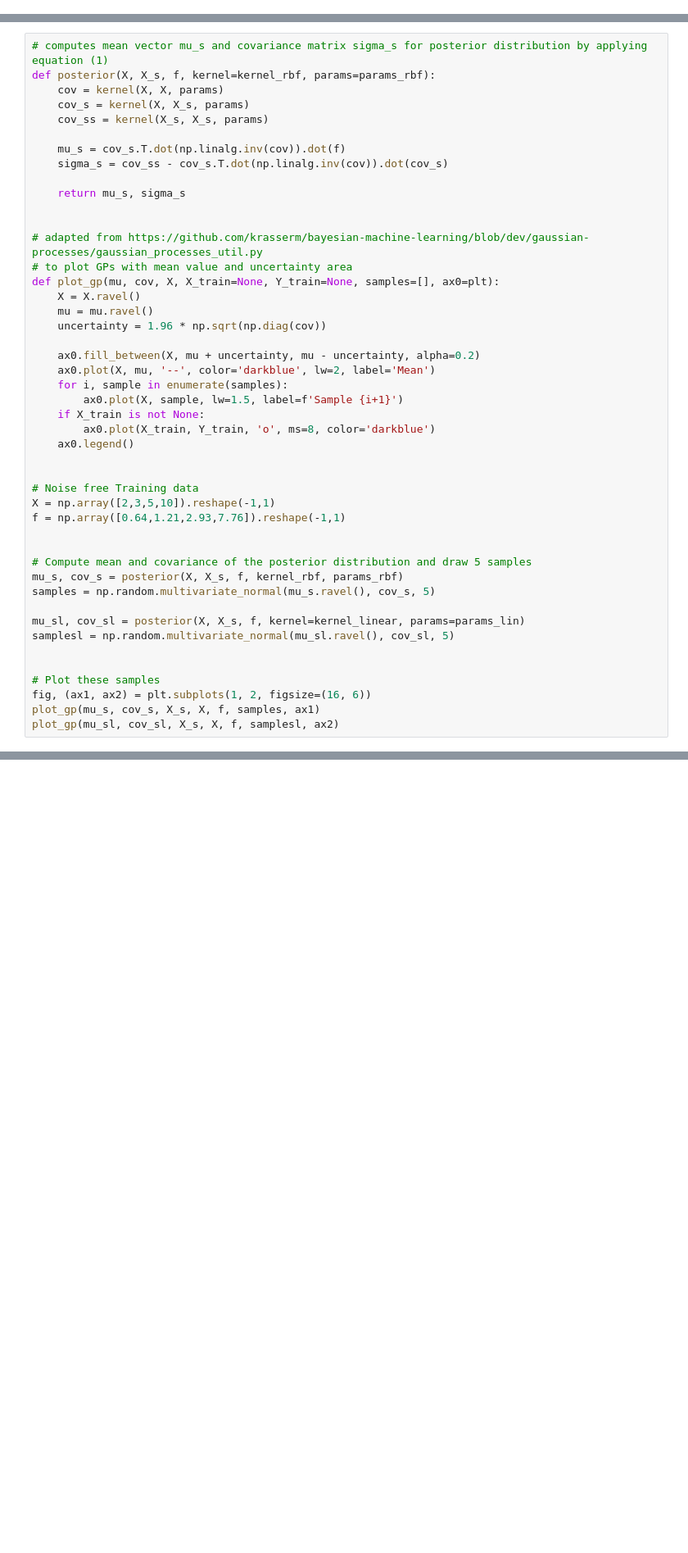
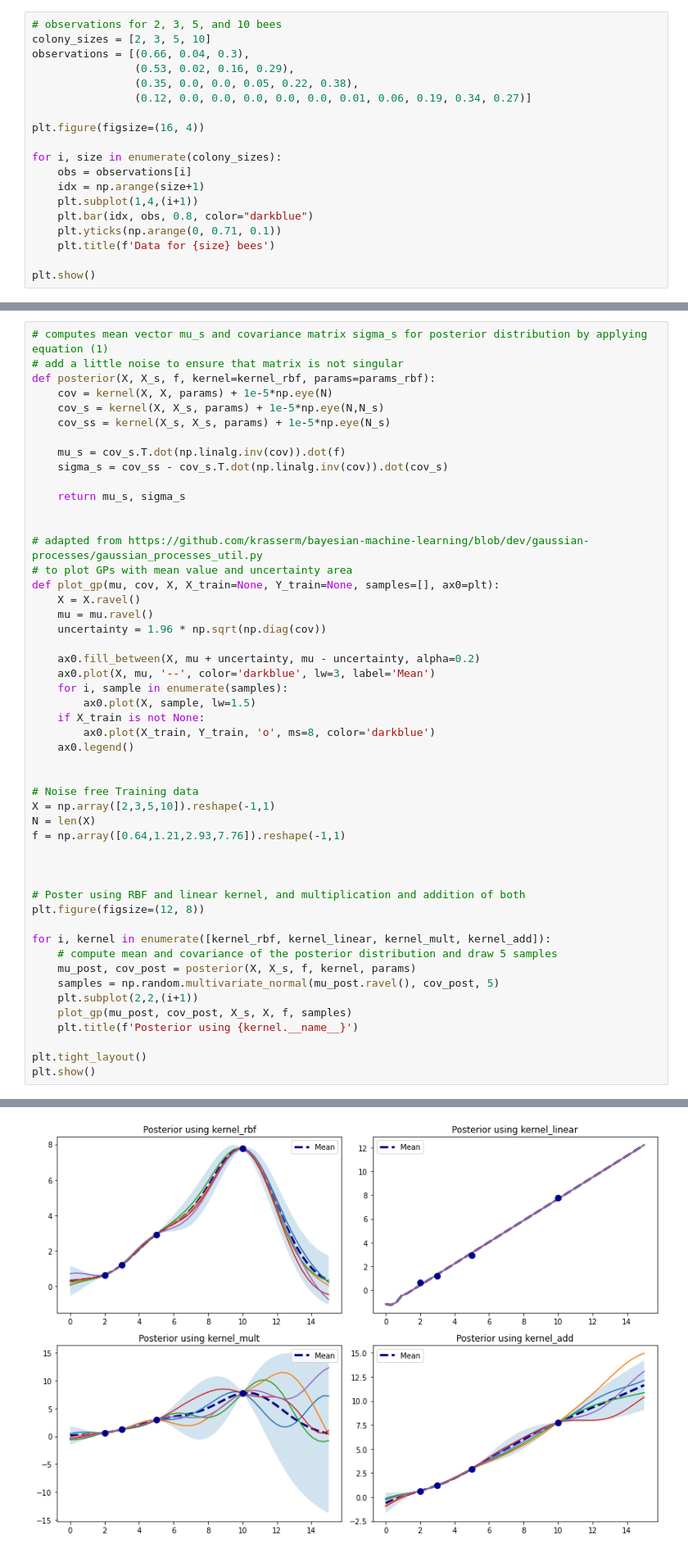
Before and after one commit to juliakln/MasterThesis, a Jupyter notebook: gpr/GaussianProcessRegression.ipynb, the cells around one changed output, grey strips where cells are left out. Shown at 82% size. Drawn from its saved outputs; the diff is of its cells as text; blank space fills up the shorter version.

```diff
--- a/gpr/GaussianProcessRegression.ipynb
+++ b/gpr/GaussianProcessRegression.ipynb
@@ -127,0 +151,19 @@ Note that the variance is zero in a noise-free model, and that all functions go
+# %%
+# observations for 2, 3, 5, and 10 bees
+colony_sizes = [2, 3, 5, 10]
+observations = [(0.66, 0.04, 0.3),
+                (0.53, 0.02, 0.16, 0.29),
+                (0.35, 0.0, 0.0, 0.05, 0.22, 0.38),
+                (0.12, 0.0, 0.0, 0.0, 0.0, 0.0, 0.01, 0.06, 0.19, 0.34, 0.27)]
+
+plt.figure(figsize=(16, 4))
+
+for i, size in enumerate(colony_sizes):
+    obs = observations[i]
+    idx = np.arange(size+1)
+    plt.subplot(1,4,(i+1))
+    plt.bar(idx, obs, 0.8, color="darkblue")
+    plt.yticks(np.arange(0, 0.71, 0.1))
+    plt.title(f'Data for {size} bees')
+
+plt.show()
@@ -128,9 +178,10 @@ Note that the variance is zero in a noise-free model, and that all functions go
 # %%
 # computes mean vector mu_s and covariance matrix sigma_s for posterior distribution by applying equation (1)
+# add a little noise to ensure that matrix is not singular
 def posterior(X, X_s, f, kernel=kernel_rbf, params=params_rbf):
-    cov = kernel(X, X, params)
-    cov_s = kernel(X, X_s, params)
-    cov_ss = kernel(X_s, X_s, params)
+    cov = kernel(X, X, params) + 1e-5*np.eye(N)
+    cov_s = kernel(X, X_s, params) + 1e-5*np.eye(N,N_s)
+    cov_ss = kernel(X_s, X_s, params) + 1e-5*np.eye(N_s)
 
     mu_s = cov_s.T.dot(np.linalg.inv(cov)).dot(f)
     sigma_s = cov_ss - cov_s.T.dot(np.linalg.inv(cov)).dot(cov_s)
@@ -146,9 +197,9 @@ def plot_gp(mu, cov, X, X_train=None, Y_train=None, samples=[], ax0=plt):
     uncertainty = 1.96 * np.sqrt(np.diag(cov))
 
     ax0.fill_between(X, mu + uncertainty, mu - uncertainty, alpha=0.2)
-    ax0.plot(X, mu, '--', color='darkblue', lw=2, label='Mean')
+    ax0.plot(X, mu, '--', color='darkblue', lw=3, label='Mean')
     for i, sample in enumerate(samples):
-        ax0.plot(X, sample, lw=1.5, label=f'Sample {i+1}')
+        ax0.plot(X, sample, lw=1.5)
     if X_train is not None:
         ax0.plot(X_train, Y_train, 'o', ms=8, color='darkblue')
     ax0.legend()
@@ -156,19 +207,22 @@ def plot_gp(mu, cov, X, X_train=None, Y_train=None, samples=[], ax0=plt):
 
 # Noise free Training data
 X = np.array([2,3,5,10]).reshape(-1,1)
+N = len(X)
 f = np.array([0.64,1.21,2.93,7.76]).reshape(-1,1)
 
 
-# Compute mean and covariance of the posterior distribution and draw 5 samples
-mu_s, cov_s = posterior(X, X_s, f, kernel_rbf, params_rbf)
-samples = np.random.multivariate_normal(mu_s.ravel(), cov_s, 5)
 
-mu_sl, cov_sl = posterior(X, X_s, f, kernel=kernel_linear, params=params_lin)
-samplesl = np.random.multivariate_normal(mu_sl.ravel(), cov_sl, 5)
+# Poster using RBF and linear kernel, and multiplication and addition of both
+plt.figure(figsize=(12, 8))
 
+for i, kernel in enumerate([kernel_rbf, kernel_linear, kernel_mult, kernel_add]):
+    # compute mean and covariance of the posterior distribution and draw 5 samples
+    mu_post, cov_post = posterior(X, X_s, f, kernel, params)
+    samples = np.random.multivariate_normal(mu_post.ravel(), cov_post, 5)
+    plt.subplot(2,2,(i+1))
+    plot_gp(mu_post, cov_post, X_s, X, f, samples)
+    plt.title(f'Posterior using {kernel.__name__}')
 
-# Plot these samples
-fig, (ax1, ax2) = plt.subplots(1, 2, figsize=(16, 6))
-plot_gp(mu_s, cov_s, X_s, X, f, samples, ax1)
-plot_gp(mu_sl, cov_sl, X_s, X, f, samplesl, ax2)
+plt.tight_layout()
+plt.show()
 # %% [output]
@@ -175,0 +229 @@ LinAlgError: Singular matrix
+[figure, added]
```
Also changed, not shown: parts of 17 cells of this notebook.
